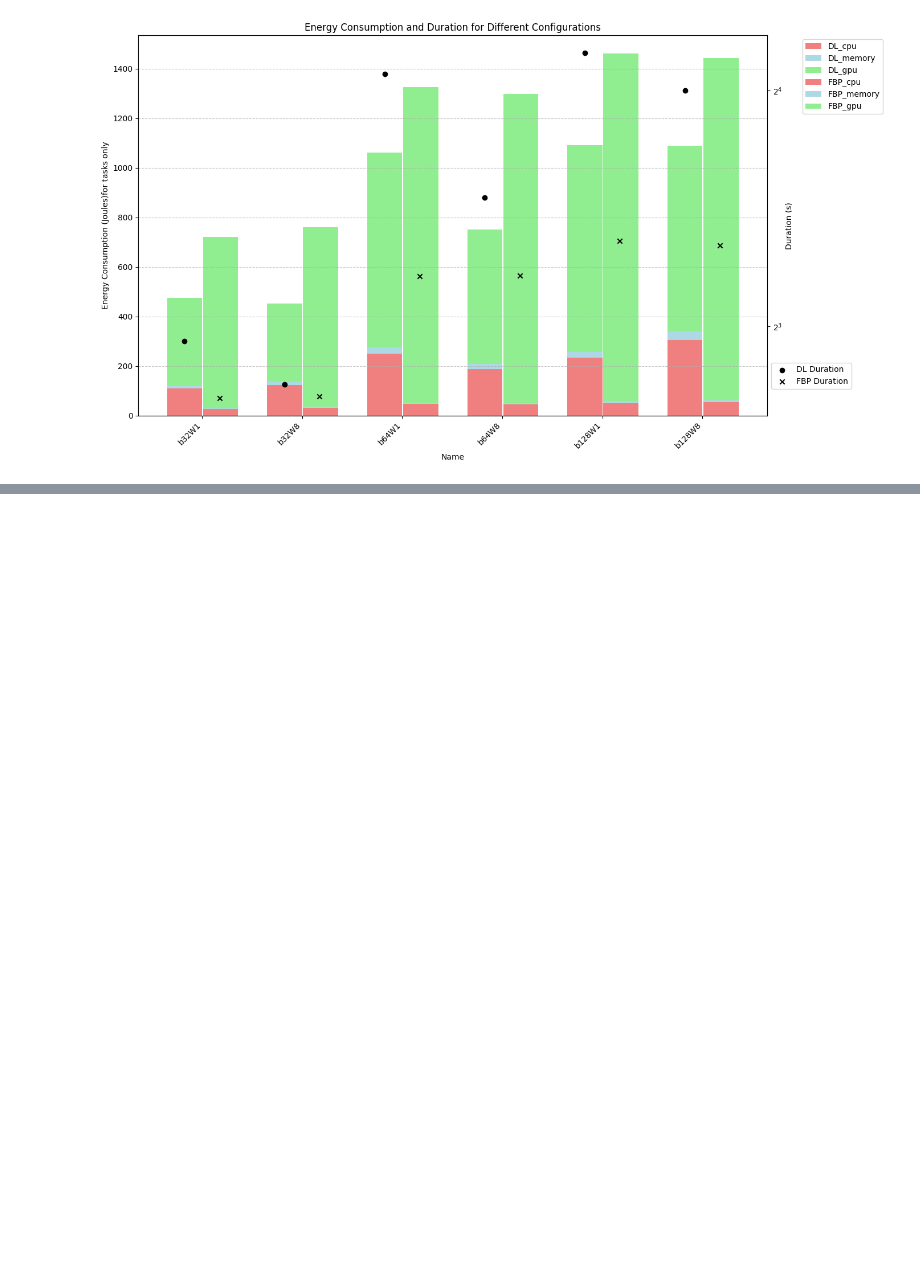
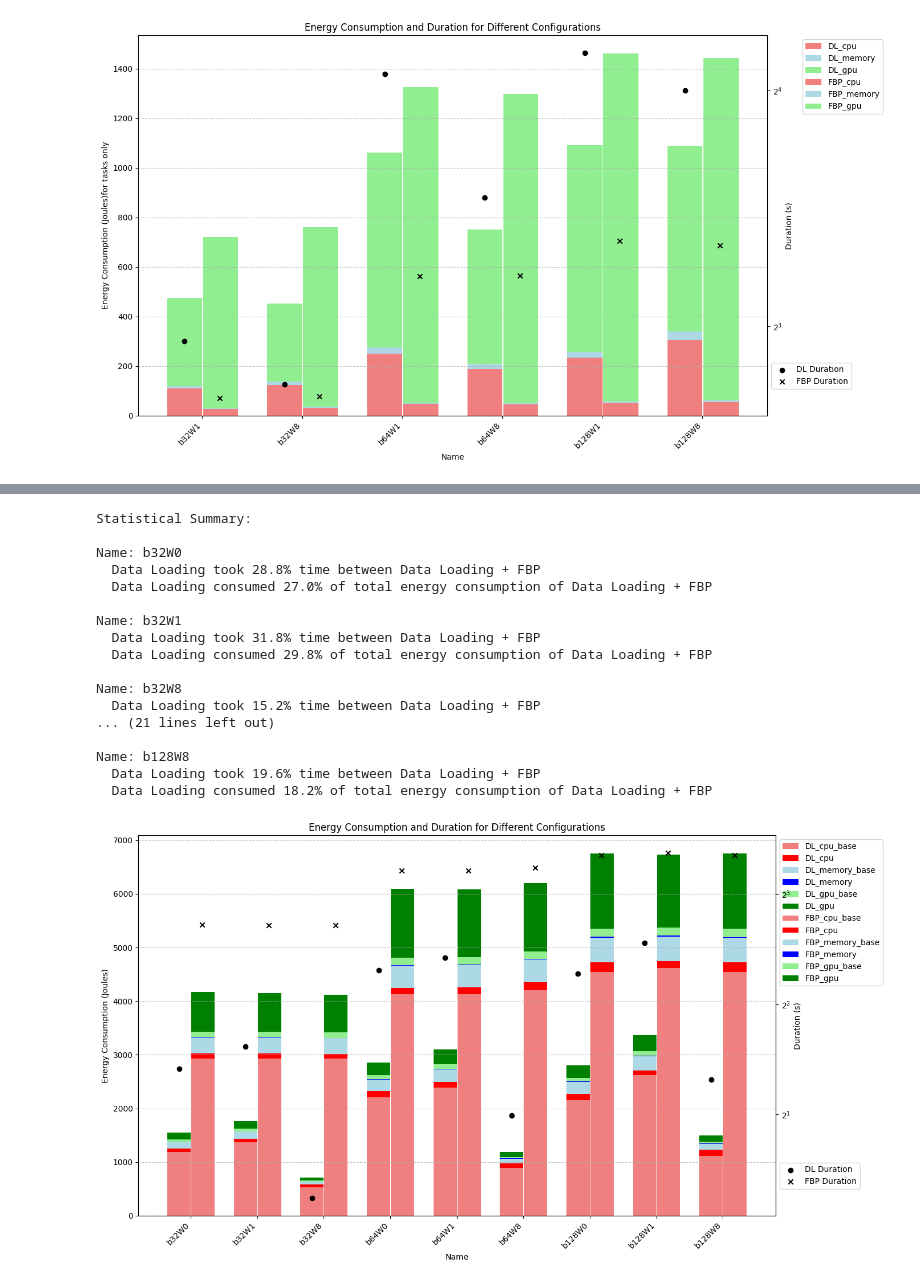
Before and after one commit to H-jamil/MultiNodeEnergyTracker, a Jupyter notebook: test_code.ipynb, the cells around one changed output, grey strips where cells are left out. Saved outputs shown, nothing was run; the diff lists cells and outputs as text; code cells hidden in the pictures; blank space fills up the shorter version.

Commit message:
added new ramdisk based analysis and storage coordinator history for imagenet dataset

```diff
--- a/test_code.ipynb
+++ b/test_code.ipynb
@@ -1296,3 +1296,19 @@ Name: b128W8
   Data Loading took 61.2% time between Data Loading + FBP
   Data Loading consumed 43.0% of total energy consumption of Data Loading + FBP without idle energy
 [figure]
+# %%
+list_of_files=["b128_w0_ramdisk.txt",
+"b128_w1_ramdisk.txt",
+"b128_w8_ramdisk.txt",
+"b32_w0_ramdisk.txt",
+"b32_w1_ramdisk.txt",
+"b32_w8_ramdisk.txt",
+"b64_w0_ramdisk.txt",
+"b64_w1_ramdisk.txt",
+"b64_w8_ramdisk.txt"]
+
+base_directories= "/home/cc/imagenetTrainingWithResnet/results/"
+df_list=[]
+for file in list_of_files:
+    fileName=base_directories+file
+    df_list.append(collect_and_process(fileName))
@@ -1298,0 +1333,3 @@ Name: b128W8
+# %%
+final_df_ramdisk = pd.concat(df_list)
+final_df_ramdisk.columns
@@ -1298,0 +1356,35 @@ Name: b128W8
+# %%
+final_df_ramdisk['DL_cpu']=final_df_ramdisk["storage1_DL_cpu"]+final_df_ramdisk["storage2_DL_cpu"]+final_df_ramdisk["storage3_DL_cpu"]+final_df_ramdisk["compute2_DL_cpu"]
+final_df_ramdisk['DL_cpu_base']=final_df_ramdisk["storage1_DL_cpu_base"]+final_df_ramdisk["storage2_DL_cpu_base"]+final_df_ramdisk["storage3_DL_cpu_base"]+final_df_ramdisk["compute2_DL_cpu_base"]
+final_df_ramdisk['DL_memory']=final_df_ramdisk["storage1_DL_memory"]+final_df_ramdisk["storage2_DL_memory"]+final_df_ramdisk["storage3_DL_memory"]+final_df_ramdisk["compute2_DL_memory"]
+final_df_ramdisk['DL_memory_base']=final_df_ramdisk["storage1_DL_memory_base"]+final_df_ramdisk["storage2_DL_memory_base"]+final_df_ramdisk["storage3_DL_memory_base"]+final_df_ramdisk["compute2_DL_memory_base"]
+final_df_ramdisk['DL_gpu']=final_df_ramdisk["storage1_DL_gpu"]+final_df_ramdisk["storage2_DL_gpu"]+final_df_ramdisk["storage3_DL_gpu"]+final_df_ramdisk["compute2_DL_gpu"]
+final_df_ramdisk['DL_gpu_base']=final_df_ramdisk["storage1_DL_gpu_base"]+final_df_ramdisk["storage2_DL_gpu_base"]+final_df_ramdisk["storage3_DL_gpu_base"]+final_df_ramdisk["compute2_DL_gpu_base"]
+
+final_df_ramdisk['FBP_cpu']=final_df_ramdisk["storage1_FBP_cpu"]+final_df_ramdisk["storage2_FBP_cpu"]+final_df_ramdisk["storage3_FBP_cpu"]+final_df_ramdisk["compute2_FBP_cpu"]
+final_df_ramdisk['FBP_cpu_base']=final_df_ramdisk["storage1_FBP_cpu_base"]+final_df_ramdisk["storage2_FBP_cpu_base"]+final_df_ramdisk["storage3_FBP_cpu_base"]+final_df_ramdisk["compute2_FBP_cpu_base"]
+final_df_ramdisk['FBP_memory']=final_df_ramdisk["storage1_FBP_memory"]+final_df_ramdisk["storage2_FBP_memory"]+final_df_ramdisk["storage3_FBP_memory"]+final_df_ramdisk["compute2_FBP_memory"]
+final_df_ramdisk['FBP_memory_base']=final_df_ramdisk["storage1_FBP_memory_base"]+final_df_ramdisk["storage2_FBP_memory_base"]+final_df_ramdisk["storage3_FBP_memory_base"]+final_df_ramdisk["compute2_FBP_memory_base"]
+final_df_ramdisk['FBP_gpu']=final_df_ramdisk["storage1_FBP_gpu"]+final_df_ramdisk["storage2_FBP_gpu"]+final_df_ramdisk["storage3_FBP_gpu"]+final_df_ramdisk["compute2_FBP_gpu"]
+final_df_ramdisk['FBP_gpu_base']=final_df_ramdisk["storage1_FBP_gpu_base"]+final_df_ramdisk["storage2_FBP_gpu_base"]+final_df_ramdisk["storage3_FBP_gpu_base"]+final_df_ramdisk["compute2_FBP_gpu_base"]
+# %%
+plot_energy_duration(final_df_ramdisk, ['b32W0','b32W1','b32W8','b64W0','b64W1','b64W8','b128W0','b128W1','b128W8' ])
+# %% [output]
+Statistical Summary:
+
+Name: b32W0
+  Data Loading took 28.8% time between Data Loading + FBP
+  Data Loading consumed 27.0% of total energy consumption of Data Loading + FBP
+
+Name: b32W1
+  Data Loading took 31.8% time between Data Loading + FBP
+  Data Loading consumed 29.8% of total energy consumption of Data Loading + FBP
+
+Name: b32W8
+  Data Loading took 15.2% time between Data Loading + FBP
+... (21 lines left out)
+
+Name: b128W8
+  Data Loading took 19.6% time between Data Loading + FBP
+  Data Loading consumed 18.2% of total energy consumption of Data Loading + FBP
+[figure, added]
```
Also changed, not shown: parts of 16 cells of this notebook, 10 other files.
